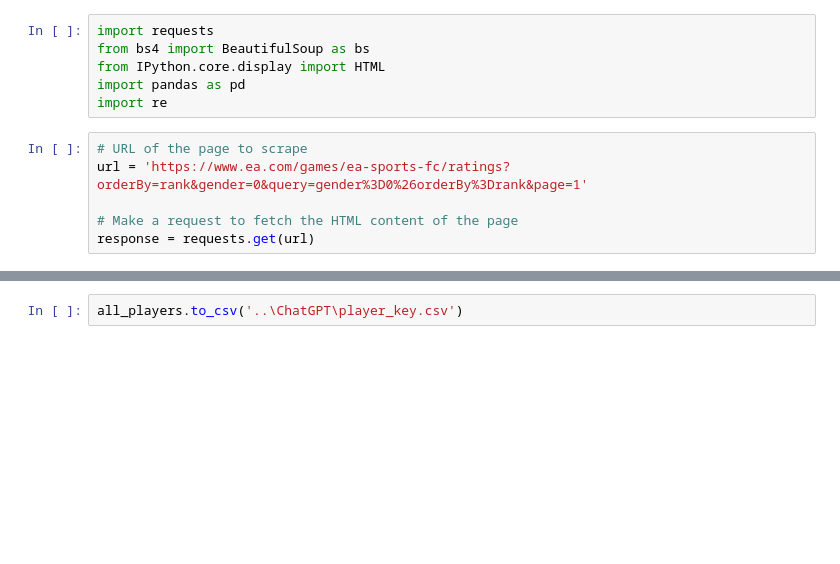
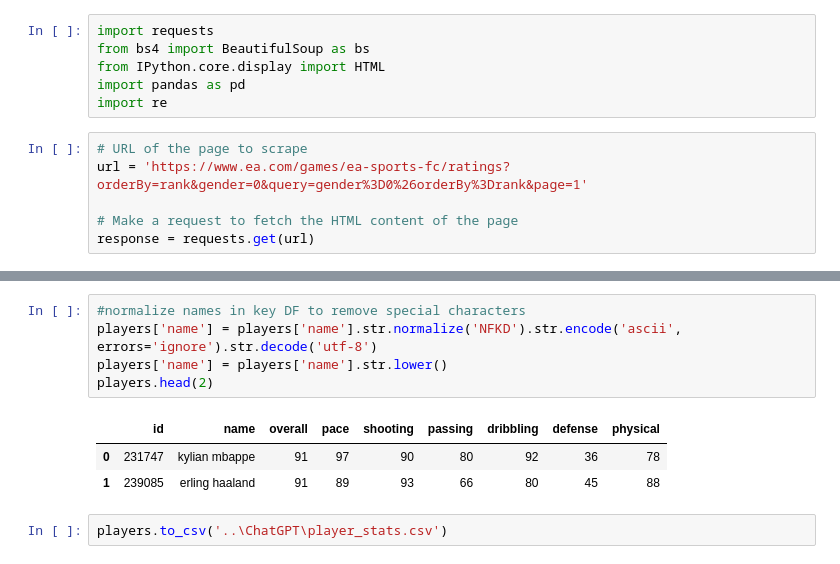
Before and after one commit to jamorgan8/COACH_GPT4_EA_FC, a Jupyter notebook: Notebooks/Player_Key_Scrape.ipynb, the cells around one changed output, grey strips where cells are left out. Saved outputs shown, nothing was run; the diff lists cells and outputs as text; blank space fills up the shorter version.

```diff
--- a/Notebooks/Player_Key_Scrape.ipynb
+++ b/Notebooks/Player_Key_Scrape.ipynb
@@ -77,2 +231,11 @@ Processing page: 60
+# %%
+#normalize names in key DF to remove special characters
+players['name'] = players['name'].str.normalize('NFKD').str.encode('ascii', errors='ignore').str.decode('utf-8')
+players['name'] = players['name'].str.lower()
+players.head(2)
+# %% [output]
+|  | id | name | overall | pace | shooting | passing | dribbling | defense | physical |
+| 0 | 231747 | kylian mbappe | 91 | 97 | 90 | 80 | 92 | 36 | 78 |
+| 1 | 239085 | erling haaland | 91 | 89 | 93 | 66 | 80 | 45 | 88 |
 # %%
-all_players.to_csv('..\ChatGPT\player_key.csv')
+players.to_csv('..\ChatGPT\player_stats.csv')
```
Also changed, not shown: parts of 7 cells of this notebook, 2 other files.
